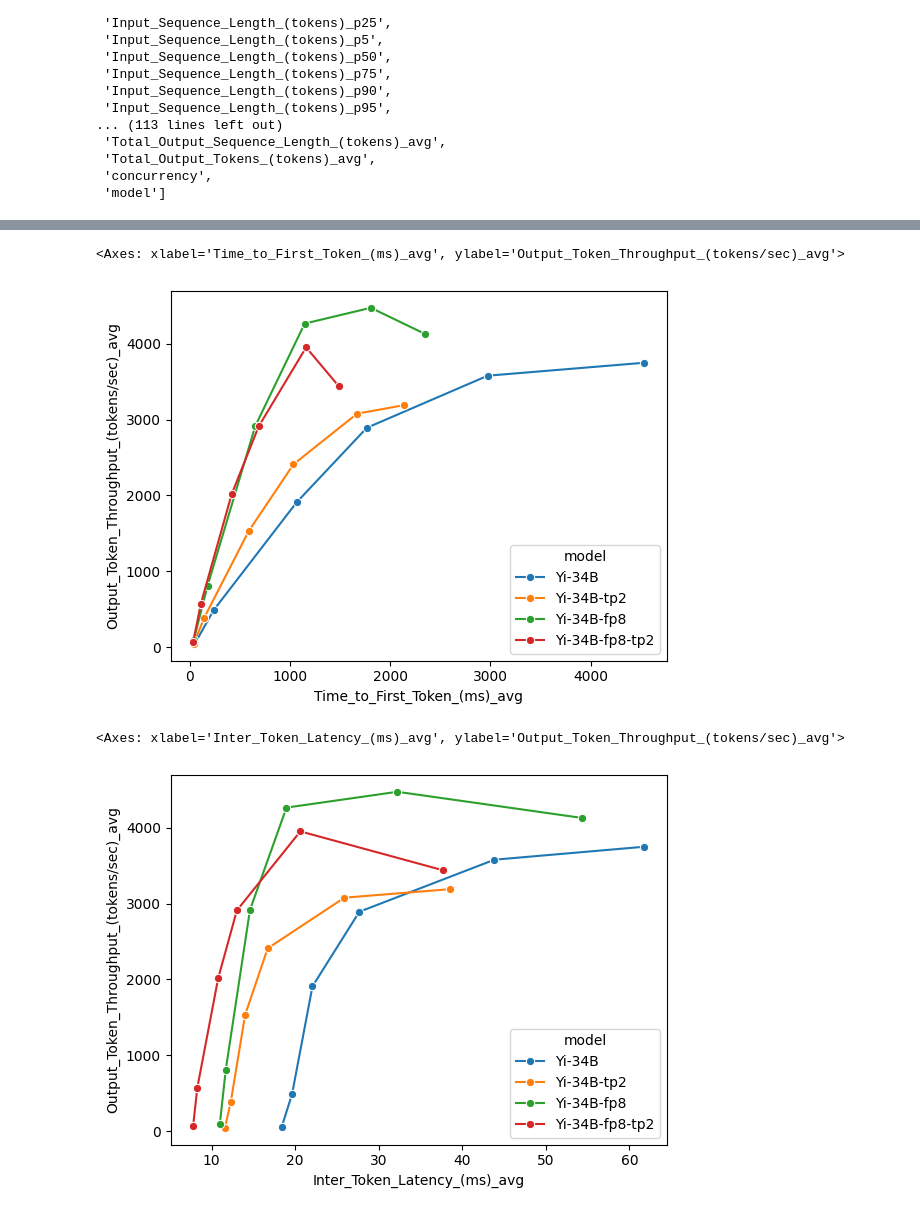
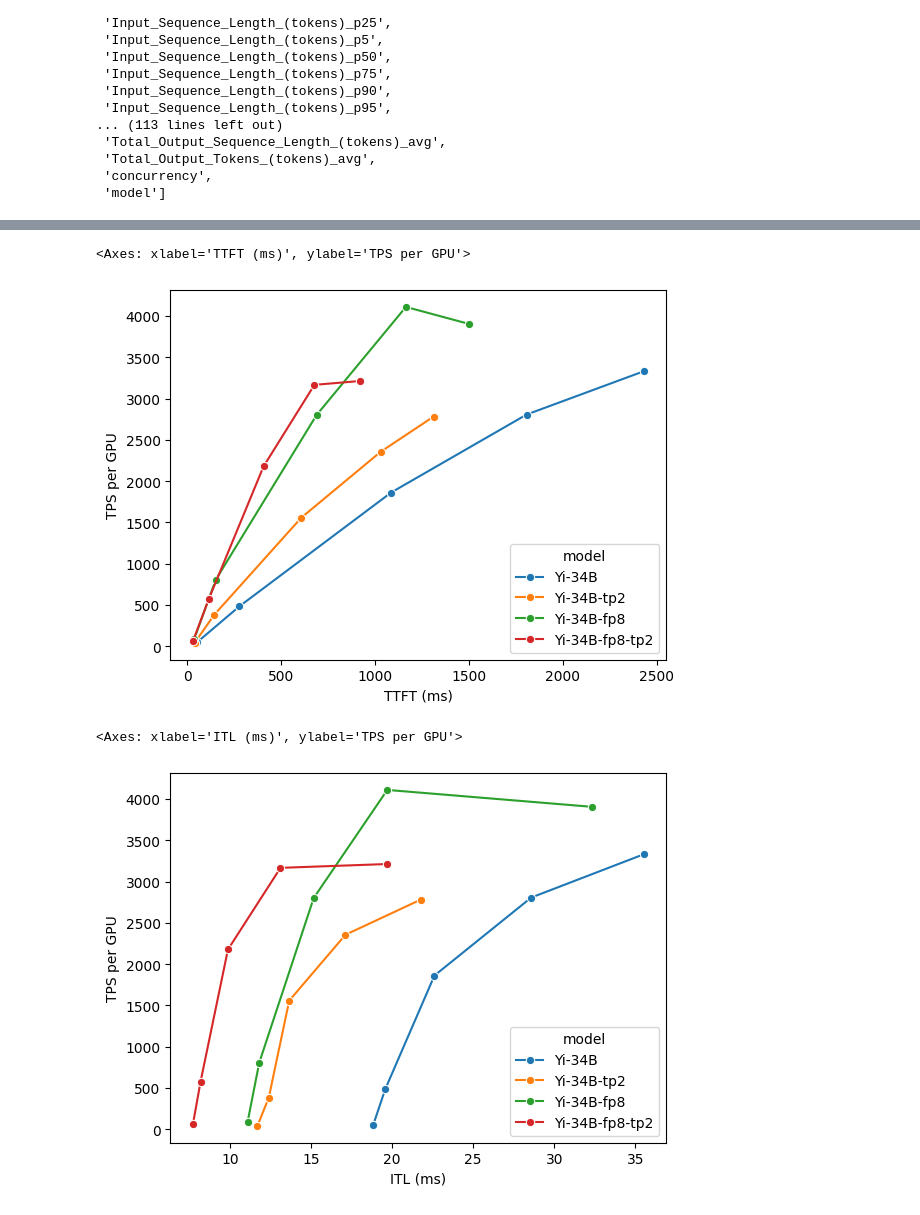
Before and after one commit to 5cat/Yi-34B-fp8-benchmark, a Jupyter notebook: Yi-34B-fp8-perf.ipynb, the cells around one changed output, grey strips where cells are left out. Saved outputs shown, nothing was run; the diff lists cells and outputs as text; code cells hidden in the pictures.

```diff
--- a/Yi-34B-fp8-perf.ipynb
+++ b/Yi-34B-fp8-perf.ipynb
@@ -680,6 +588,7 @@ df_tp2_benchmark = pd.concat(df_tp2_benchmark_con)
 df_fp8_benchmark = pd.concat(df_fp8_benchmark_con)
 df_fp8_tp2_benchmark = pd.concat(df_fp8_tp2_benchmark_con)
 # %%
-throughput_columns = df_benchmark.columns[df_benchmark.columns.str.contains(r".*Throughput.*")]
+# In here we need to normalize per GPU, since TP2 uses two GPUs then the throughput will be divided by 2
+throughput_columns = "Output_Token_Throughput_(tokens/sec)_avg"
 df_tp2_benchmark[throughput_columns] = df_tp2_benchmark[throughput_columns] / 2
 df_fp8_tp2_benchmark[throughput_columns] = df_fp8_tp2_benchmark[throughput_columns] / 2
@@ -793,10 +642,16 @@ df_benchmark[df_benchmark["concurrency"] == 1]
+# %%
+# Renaming columns
+df_benchmark["TTFT (ms)"] = df_benchmark["Time_to_First_Token_(ms)_avg"]
+df_benchmark["ITL (ms)"] = df_benchmark["Inter_Token_Latency_(ms)_avg"]
+df_benchmark["TPS per User"] = df_benchmark["Output_Token_Throughput_Per_User_(tokens/sec/user)_avg"]
+df_benchmark["TPS per GPU"] = df_benchmark["Output_Token_Throughput_(tokens/sec)_avg"]
 # %%
-sns.lineplot(data=df_benchmark, x="Time_to_First_Token_(ms)_avg", y="Output_Token_Throughput_(tokens/sec)_avg", hue="model", marker="o")
+sns.lineplot(data=df_benchmark, x="TTFT (ms)", y="TPS per GPU", hue="model", marker="o")
 # %% [output]
-<Axes: xlabel='Time_to_First_Token_(ms)_avg', ylabel='Output_Token_Throughput_(tokens/sec)_avg'>
+<Axes: xlabel='TTFT (ms)', ylabel='TPS per GPU'>
-[figure, old version]
+[figure, new version]
 # %%
-sns.lineplot(data=df_benchmark, x="Inter_Token_Latency_(ms)_avg", y="Output_Token_Throughput_(tokens/sec)_avg", hue="model", marker="o")
+sns.lineplot(data=df_benchmark, x="ITL (ms)", y="TPS per GPU", hue="model", marker="o")
 # %% [output]
-<Axes: xlabel='Inter_Token_Latency_(ms)_avg', ylabel='Output_Token_Throughput_(tokens/sec)_avg'>
+<Axes: xlabel='ITL (ms)', ylabel='TPS per GPU'>
-[figure, old version]
+[figure, new version]
```
Also changed, not shown: parts of 66 cells of this notebook.
